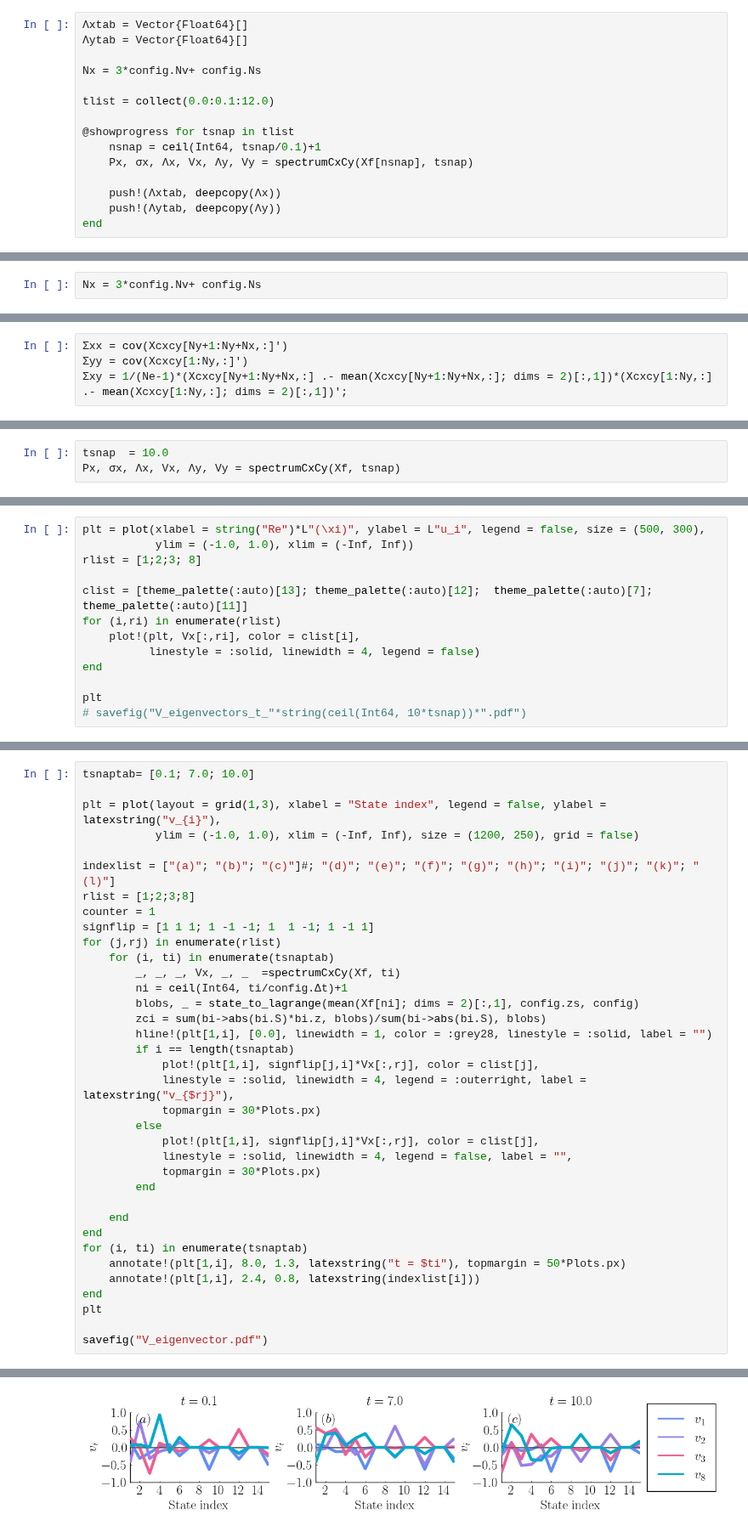
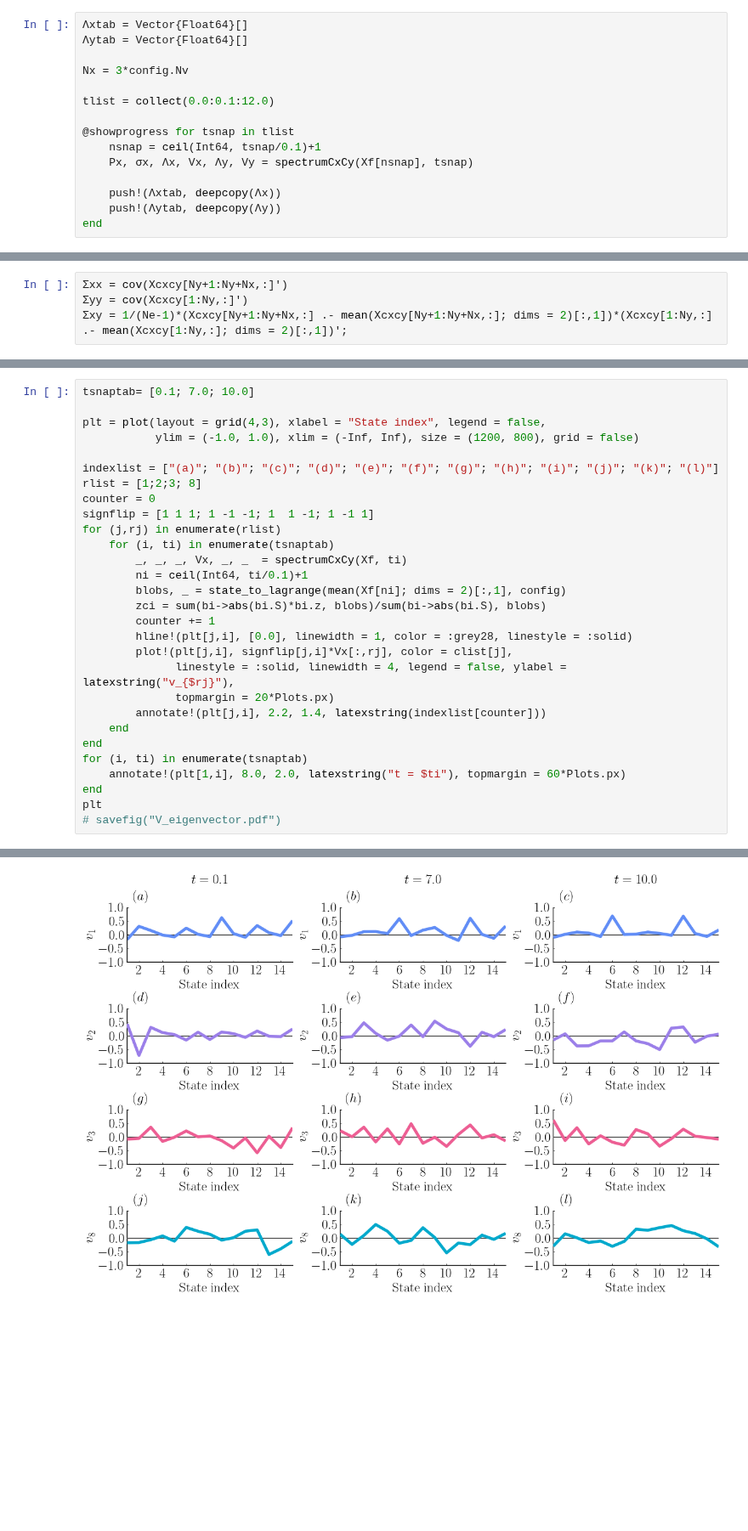
Before and after one commit to mleprovost/LowRankVortex.jl, a Jupyter notebook: example2/Figures Cx Cy EnKF.ipynb, the cells around one changed output, grey strips where cells are left out. Shown at 85% size. Drawn from its saved outputs; the diff is of its cells as text; blank space fills up the shorter version.

Commit message:
Improve some graphs

```diff
--- a/example2/Figures Cx Cy EnKF.ipynb
+++ b/example2/Figures Cx Cy EnKF.ipynb
@@ -312,7 +297,7 @@ Xf = load("/media/mat/HDD/LowRankVortex.jl/example2/ensemble_reduced_Xf_EnKF_Ne_
 Λxtab = Vector{Float64}[]
 Λytab = Vector{Float64}[]
 
-Nx = 3*config.Nv+ config.Ns
+Nx = 3*config.Nv
 
 tlist = collect(0.0:0.1:12.0)
 
@@ -593,2 +549,0 @@ savefig("example2_energy_spectrum.pdf")
-# %%
-Nx = 3*config.Nv+ config.Ns
@@ -768,3 +662,0 @@ spectrumCxCy (generic function with 1 method)
-# %%
-tsnap  = 10.0
-Px, σx, Λx, Vx, Λy, Vy = spectrumCxCy(Xf, tsnap)
@@ -941,13 +662,0 @@ color_palette
-# %%
-plt = plot(xlabel = string("Re")*L"(\xi)", ylabel = L"u_i", legend = false, size = (500, 300),
-           ylim = (-1.0, 1.0), xlim = (-Inf, Inf))
-rlist = [1;2;3; 8]
-
-clist = [theme_palette(:auto)[13]; theme_palette(:auto)[12];  theme_palette(:auto)[7];  theme_palette(:auto)[11]]
-for (i,ri) in enumerate(rlist)
-    plot!(plt, Vx[:,ri], color = clist[i],
-          linestyle = :solid, linewidth = 4, legend = false)
-end
-
-plt
-# savefig("V_eigenvectors_t_"*string(ceil(Int64, 10*tsnap))*".pdf")
@@ -956,37 +663,30 @@ plt
 # %%
 tsnaptab= [0.1; 7.0; 10.0]
 
-plt = plot(layout = grid(1,3), xlabel = "State index", legend = false, ylabel = latexstring("v_{i}"),
-           ylim = (-1.0, 1.0), xlim = (-Inf, Inf), size = (1200, 250), grid = false)
+plt = plot(layout = grid(4,3), xlabel = "State index", legend = false,
+           ylim = (-1.0, 1.0), xlim = (-Inf, Inf), size = (1200, 800), grid = false)
 
-indexlist = ["(a)"; "(b)"; "(c)"]#; "(d)"; "(e)"; "(f)"; "(g)"; "(h)"; "(i)"; "(j)"; "(k)"; "(l)"]
-rlist = [1;2;3;8]
-counter = 1
+indexlist = ["(a)"; "(b)"; "(c)"; "(d)"; "(e)"; "(f)"; "(g)"; "(h)"; "(i)"; "(j)"; "(k)"; "(l)"]
+rlist = [1;2;3; 8]
+counter = 0
 signflip = [1 1 1; 1 -1 -1; 1  1 -1; 1 -1 1]
 for (j,rj) in enumerate(rlist)
     for (i, ti) in enumerate(tsnaptab)
-        _, _, _, Vx, _, _  =spectrumCxCy(Xf, ti)
-        ni = ceil(Int64, ti/config.Δt)+1
-        blobs, _ = state_to_lagrange(mean(Xf[ni]; dims = 2)[:,1], config.zs, config)
+        _, _, _, Vx, _, _  = spectrumCxCy(Xf, ti)
+        ni = ceil(Int64, ti/0.1)+1
+        blobs, _ = state_to_lagrange(mean(Xf[ni]; dims = 2)[:,1], config)
         zci = sum(bi->abs(bi.S)*bi.z, blobs)/sum(bi->abs(bi.S), blobs)
-        hline!(plt[1,i], [0.0], linewidth = 1, color = :grey28, linestyle = :solid, label = "")
-        if i == length(tsnaptab)
-            plot!(plt[1,i], signflip[j,i]*Vx[:,rj], color = clist[j],
-            linestyle = :solid, linewidth = 4, legend = :outerright, label = latexstring("v_{$rj}"),
-            topmargin = 30*Plots.px)
-        else
-            plot!(plt[1,i], signflip[j,i]*Vx[:,rj], color = clist[j],
-            linestyle = :solid, linewidth = 4, legend = false, label = "",
-            topmargin = 30*Plots.px)
-        end
-
+        counter += 1
+        hline!(plt[j,i], [0.0], linewidth = 1, color = :grey28, linestyle = :solid)
+        plot!(plt[j,i], signflip[j,i]*Vx[:,rj], color = clist[j],
+              linestyle = :solid, linewidth = 4, legend = false, ylabel = latexstring("v_{$rj}"),
+              topmargin = 20*Plots.px)
+        annotate!(plt[j,i], 2.2, 1.4, latexstring(indexlist[counter]))
     end
 end
 for (i, ti) in enumerate(tsnaptab)
-    annotate!(plt[1,i], 8.0, 1.3, latexstring("t = $ti"), topmargin = 50*Plots.px)
-    annotate!(plt[1,i], 2.4, 0.8, latexstring(indexlist[i]))
+    annotate!(plt[1,i], 8.0, 2.0, latexstring("t = $ti"), topmargin = 60*Plots.px)
 end
 plt
-
-savefig("V_eigenvector.pdf")
+# savefig("V_eigenvector.pdf")
 # %% [output]
@@ -1004 +693 @@ savefig("V_eigenvector.pdf")
-[figure, old version]
+[figure, new version]
```
Also changed, not shown: parts of 37 cells of this notebook, 2 other files.
